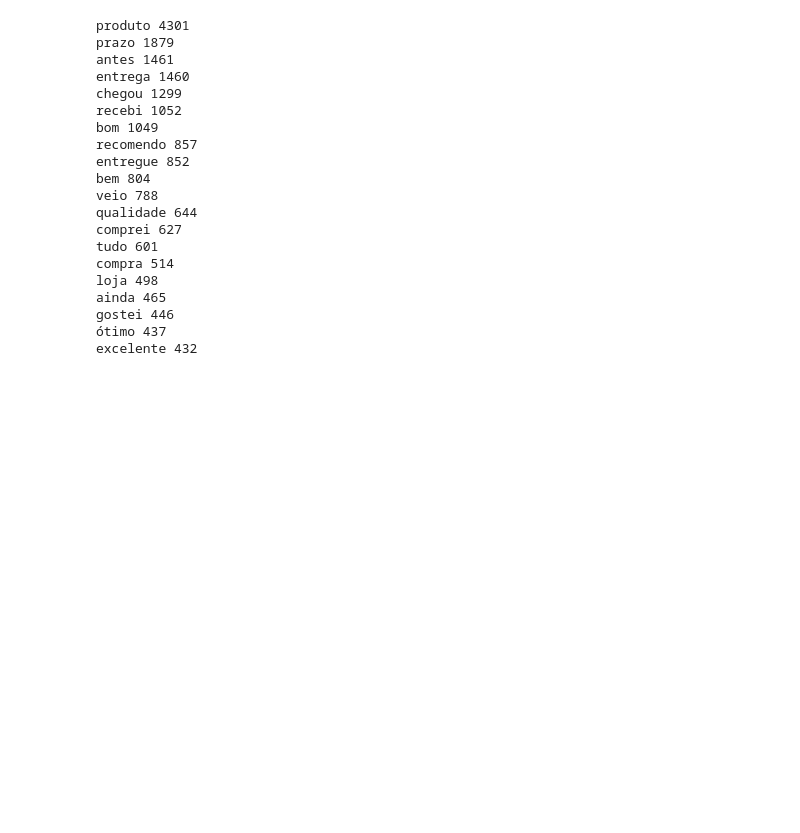
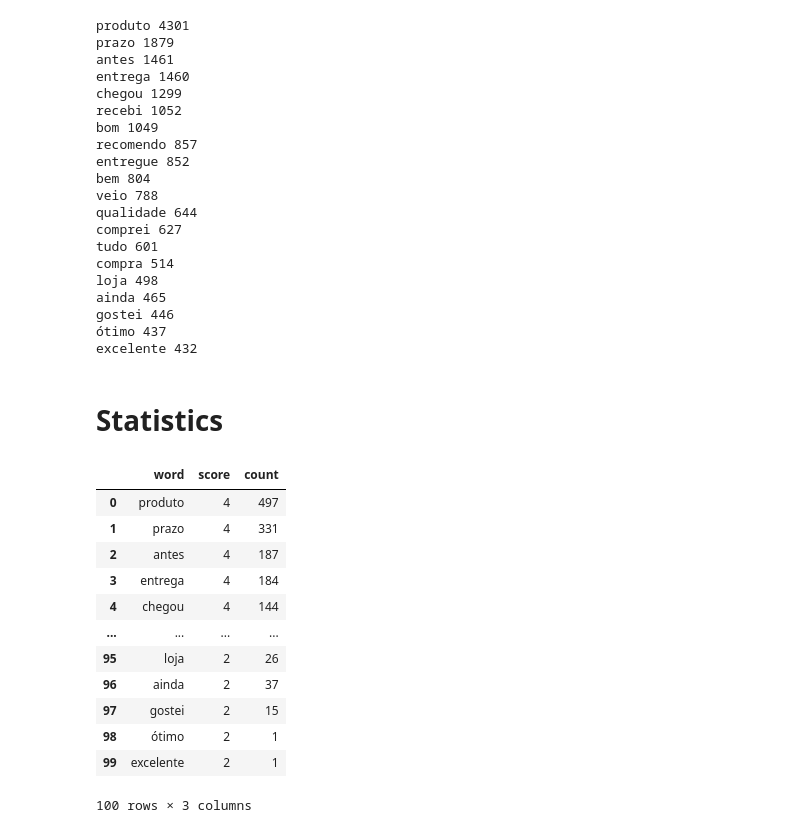
Before and after one commit to gabriela123-dev/brecom-analysis, a Jupyter notebook: brecom_analysis.ipynb, the cells around one changed output. Drawn from its saved outputs; the diff is of its cells as text; code cells hidden in the pictures; blank space fills up the shorter version.

```diff
--- a/brecom_analysis.ipynb
+++ b/brecom_analysis.ipynb
@@ -610,3 +605,36 @@ ainda 465
 gostei 446
 ótimo 437
 excelente 432
+# %% [markdown]
+# Statistics
+# %%
+# Most frequent words distribuition based on review score
+
+df_frequent_words = {"word":[], "score":[], "count":[]}
+df_grouped = order_reviews.dropna().groupby(by='review_score', group_keys=True)
+
+for score in order_reviews.review_score.unique():
+    combined_reviews = ' '.join(df_grouped.get_group(score).review_comment_message.to_list())
+
+    for word in top_20_most_frequent:
+        count = len(re.findall(word, combined_reviews))
+        df_frequent_words['word'].append(word)
+        df_frequent_words['score'].append(int(score))
+        df_frequent_words['count'].append(int(count))
+
+df_frequent_words = pd.DataFrame(df_frequent_words)
+df_frequent_words
+# %% [output]
+|  | word | score | count |
+| 0 | produto | 4 | 497 |
+| 1 | prazo | 4 | 331 |
+| 2 | antes | 4 | 187 |
+| 3 | entrega | 4 | 184 |
+| 4 | chegou | 4 | 144 |
+| ... | ... | ... | ... |
+| 95 | loja | 2 | 26 |
+| 96 | ainda | 2 | 37 |
+| 97 | gostei | 2 | 15 |
+| 98 | ótimo | 2 | 1 |
+| 99 | excelente | 2 | 1 |
+100 rows × 3 columns
```
Also changed, not shown: parts of 6 cells of this notebook.
